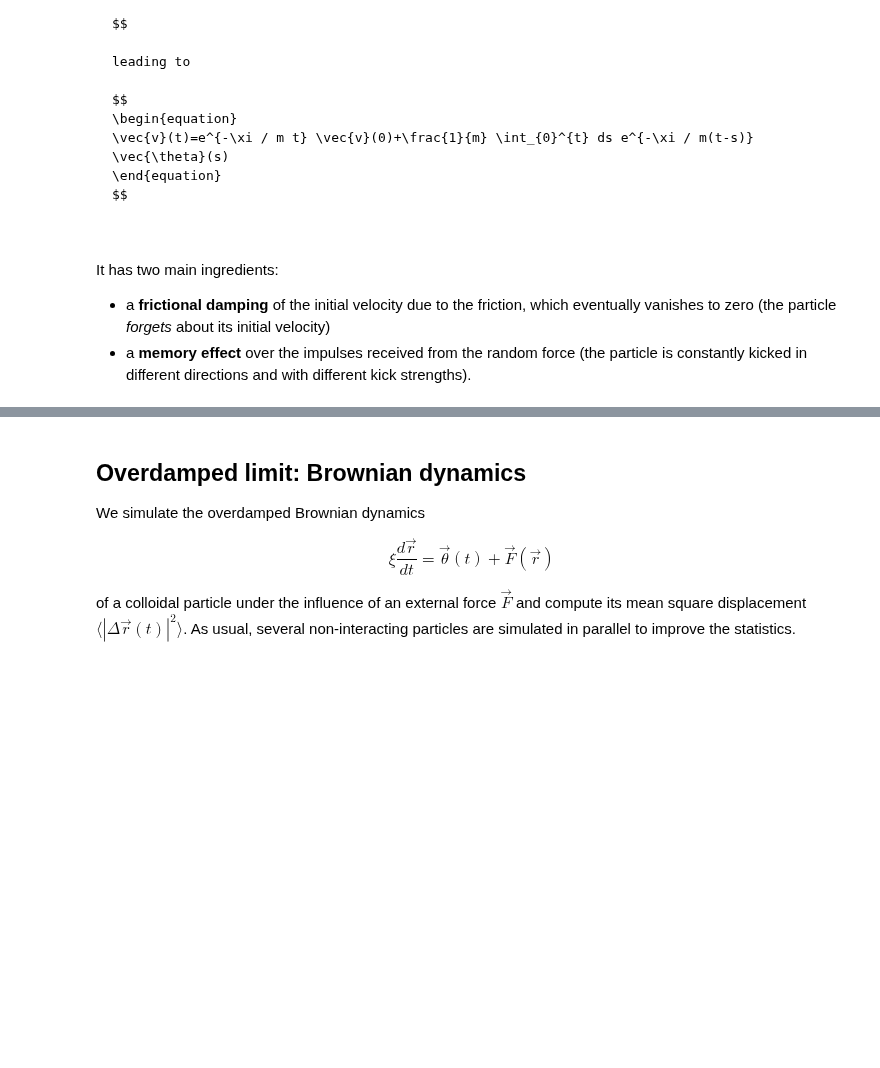
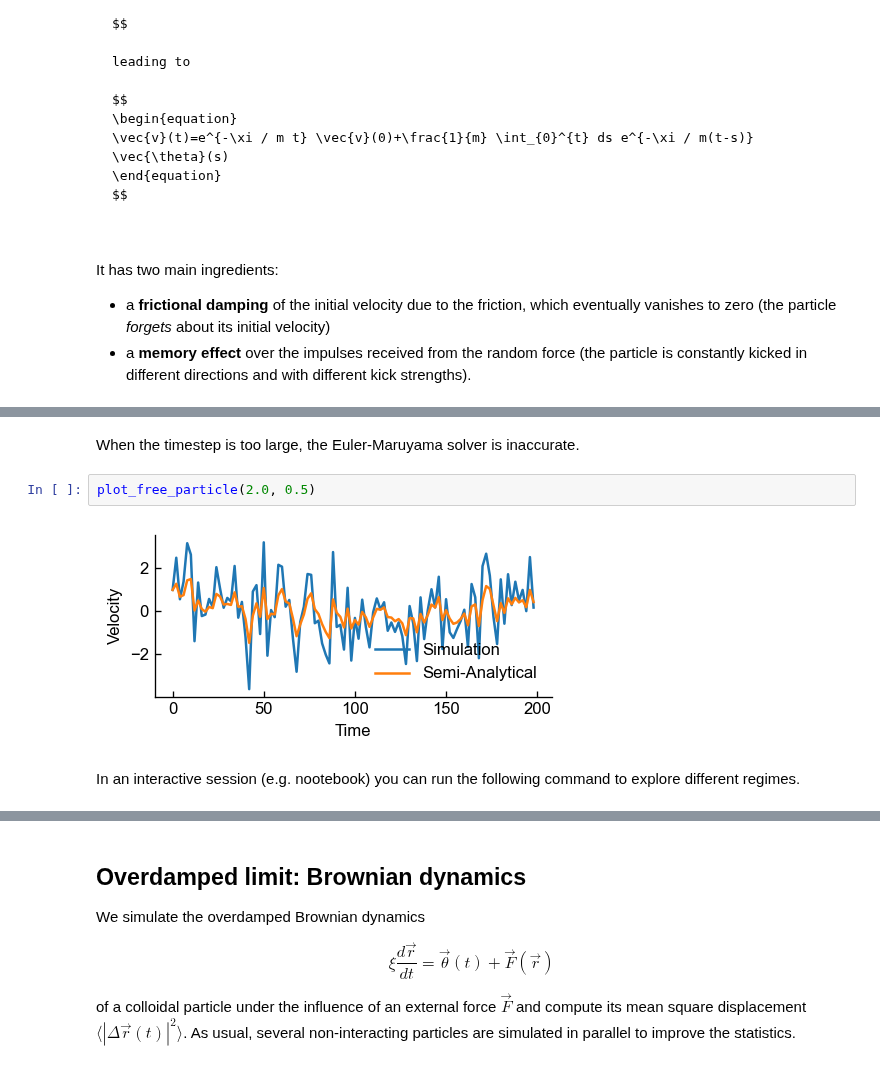
Before and after one commit to FTurci/mirror-handbook-particle-sim, a Jupyter notebook: contents/langevin.ipynb, the cells around one changed output, grey strips where cells are left out. Saved outputs shown, nothing was run; the diff lists cells and outputs as text; blank space fills up the shorter version.

```diff
--- a/contents/langevin.ipynb
+++ b/contents/langevin.ipynb
@@ -166,0 +168,8 @@ interactive(children=(FloatSlider(value=1.0, description='dt', max=2.0, min=0.01
+# %% [markdown]
+When the timestep is too large, the Euler-Maruyama solver is inaccurate.
+# %%
+plot_free_particle(2.0, 0.5)
+# %% [output]
+[figure, added]
+# %% [markdown]
+In an interactive session (e.g. nootebook) you can run the following command to explore different regimes.
```
Also changed, not shown: parts of 12 cells of this notebook.
